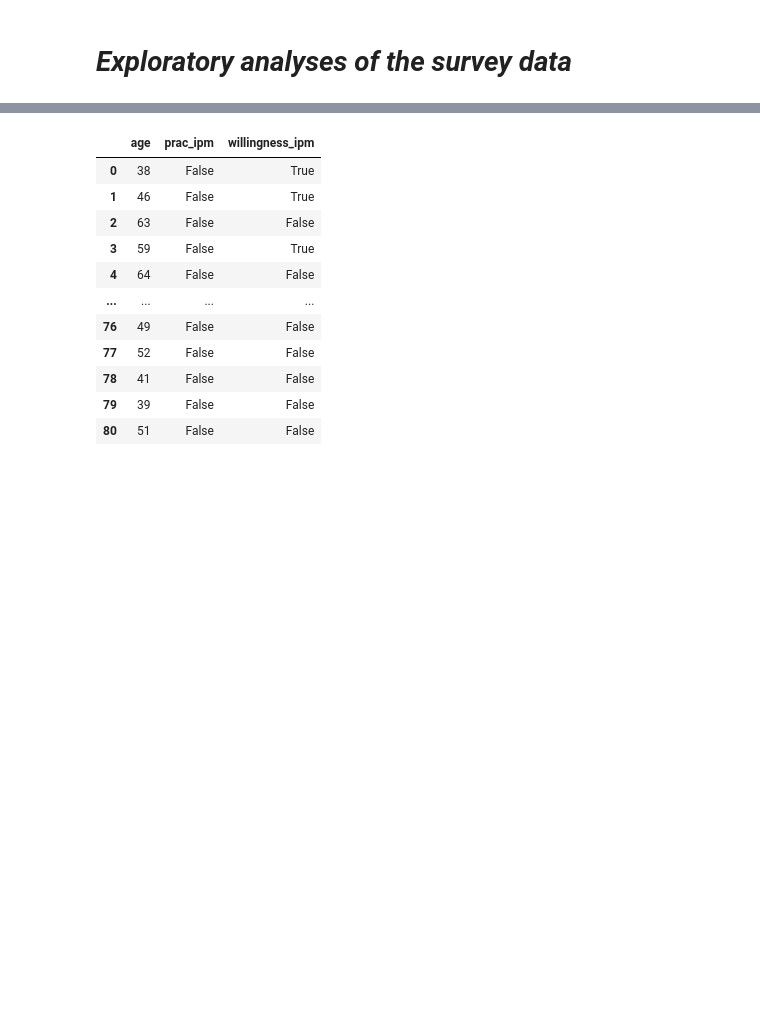
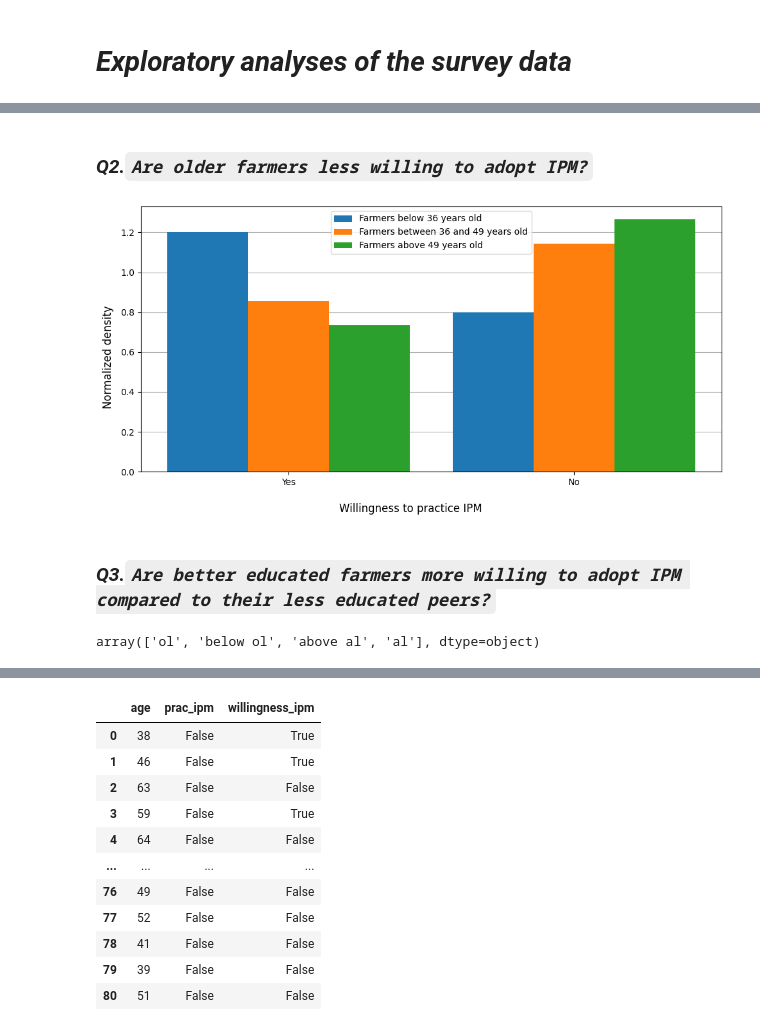
Before and after one commit to anoban/Survey-analysis, a Jupyter notebook: Survey.ipynb, the cells around one changed output, grey strips where cells are left out. Cells and saved outputs as stored; diff of their text form; code cells hidden in the pictures; blank space fills up the shorter version.

```diff
--- a/Survey.ipynb
+++ b/Survey.ipynb
@@ -99,0 +88,32 @@ survey.loc[:, ["age", "prac_ipm", "willingness_ipm", "whynot_ipm"]]
+# %% [markdown]
+### ***Q2.`Are older farmers less willing to adopt IPM?`***
+# %%
+temp = survey.loc[:, ["age", "willingness_ipm"]].dropna(axis = 0)
+
+below_36 = temp.loc[temp.age.isin(range(0, 36)), :]
+below_50 = temp.loc[temp.age.isin(range(36, 50)), :]
+above_50 = temp.loc[temp.age.isin(range(50, 100)), :]
+
+fig, axes = plt.subplots(nrows = 1, ncols = 1, sharey = True)
+fig.set_size_inches(10, 5)
+fig.supxlabel("Willingness to practice IPM")
+fig.supylabel("Normalized density")
+
+categories = ["Farmers below 36 years old", "Farmers between 36 and 49 years old", "Farmers above 49 years old"]
+axes.hist([below_36.willingness_ipm, below_50.willingness_ipm, above_50.willingness_ipm],
+          label = categories, bins = 2, density = True, rwidth = 0.85)
+axes.set_xticks(ticks = [0.25, 0.75], labels = ["Yes", "No"])
+axes.legend()
+axes.grid(axis = "y")
+axes.set_axisbelow(True)
+
+plt.tight_layout()
+plt.show()
+# %% [output]
+[figure, added]
+# %% [markdown]
+### ***Q3.`Are better educated farmers more willing to adopt IPM compared to their less educated peers?`***
+# %%
+survey.education.dropna().unique()
+# %% [output]
+array(['ol', 'below ol', 'above al', 'al'], dtype=object)
```
Also changed, not shown: parts of 11 cells of this notebook.
